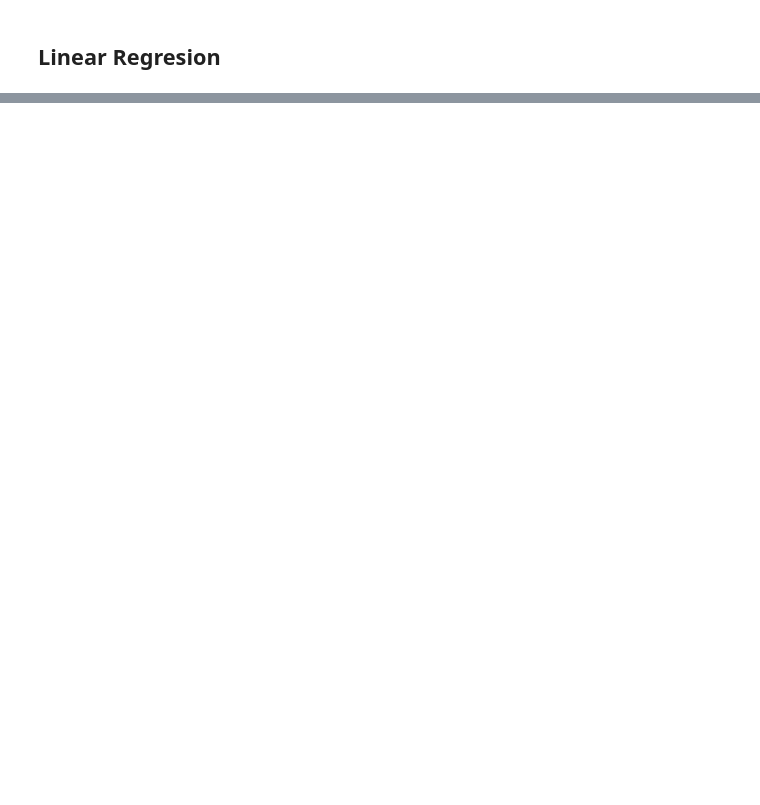
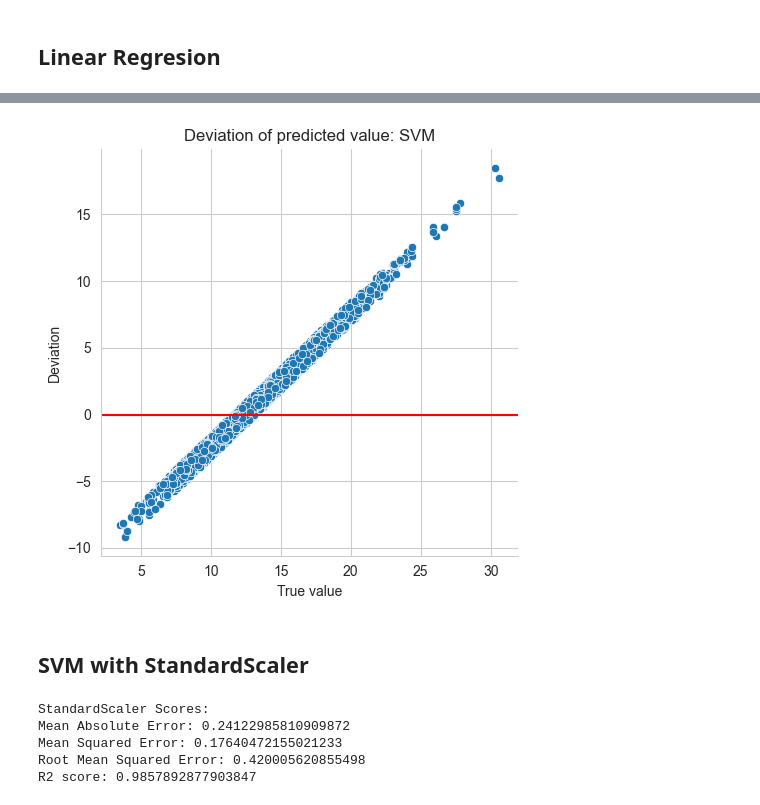
Before and after one commit to hardwak/Fuel-Usage-Predictor, a Jupyter notebook: project-notebook.ipynb, the cells around one changed output, grey strips where cells are left out. Cells and saved outputs as stored; diff of their text form; code cells hidden in the pictures; blank space fills up the shorter version.

```diff
--- a/project-notebook.ipynb
+++ b/project-notebook.ipynb
@@ -705,0 +642,5 @@ show_relplot(predicted, deviation, "Deviation of predicted value")
+# %%
+svm_model = SVR(kernel='rbf')
+svm_model.fit(X_train, Y_train)
+
+svm_predicted = svm_model.predict(X_test)
@@ -705,0 +655,7 @@ show_relplot(predicted, deviation, "Deviation of predicted value")
+# %%
+deviation = Y_test - svm_predicted
+show_relplot(Y_test, deviation, "Deviation of predicted value: SVM", xlabel='True value', ylabel='Deviation', draw_axhline=True)
+# %% [output]
+[figure, added]
+# %% [markdown]
+## SVM with StandardScaler
@@ -705,0 +673,8 @@ show_relplot(predicted, deviation, "Deviation of predicted value")
+# %%
+print_model_scores(Y_test, sc_predicted, 'StandardScaler')
+# %% [output]
+StandardScaler Scores:
+Mean Absolute Error: 0.24122985810909872
+Mean Squared Error: 0.17640472155021233
+Root Mean Squared Error: 0.420005620855498
+R2 score: 0.9857892877903847
```
Also changed, not shown: parts of 48 cells of this notebook.
